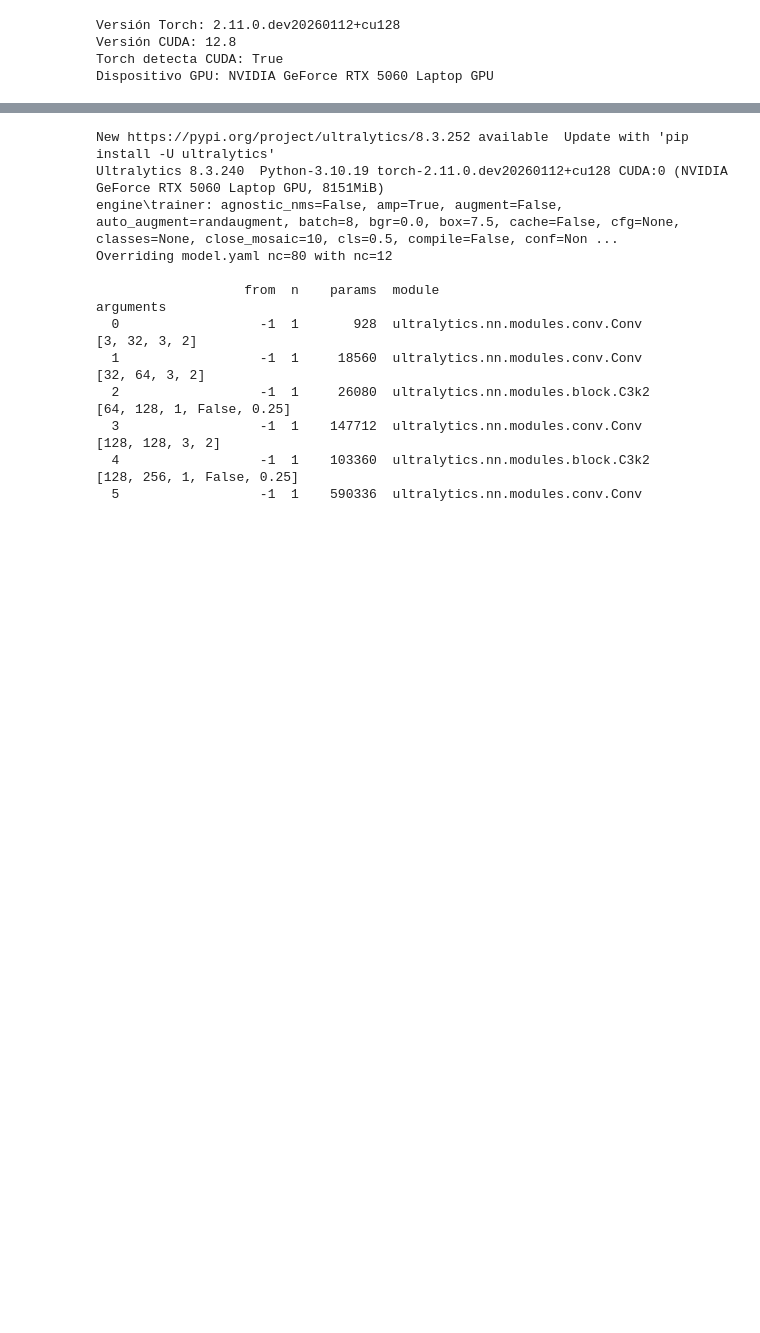
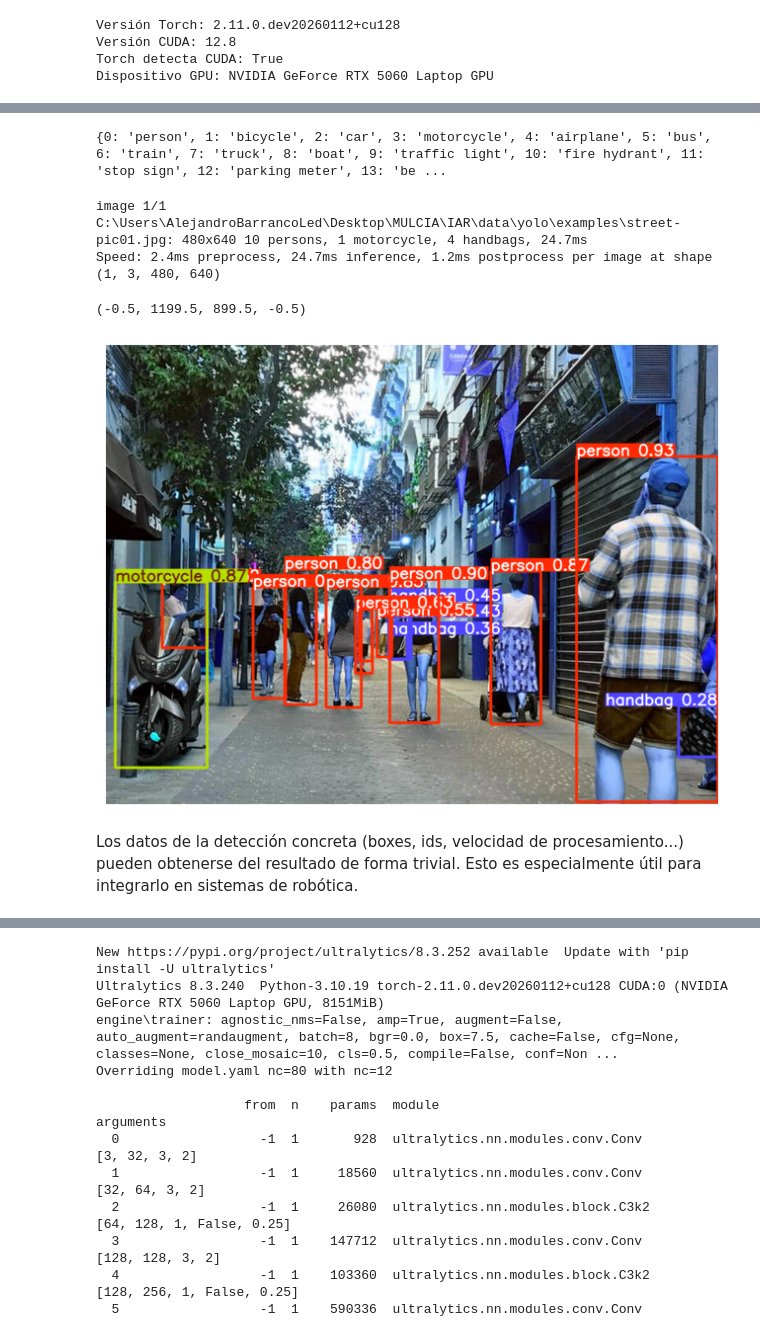
Before and after one commit to alebarrancoledesma/IAR_vision, a Jupyter notebook: IAR_vision.ipynb, the cells around one changed output, grey strips where cells are left out. Cells and saved outputs as stored; diff of their text form; code cells hidden in the pictures; blank space fills up the shorter version.

Commit message:
feat: YOLO preentrenado

```diff
--- a/IAR_vision.ipynb
+++ b/IAR_vision.ipynb
@@ -43 +46,22 @@ import yaml
 from ultralytics import YOLO
+# %%
+# Cargar modelo preentrenado
+init_model = YOLO("yolo11s.pt")
+
+print(init_model.names)
+# %% [output]
+{0: 'person', 1: 'bicycle', 2: 'car', 3: 'motorcycle', 4: 'airplane', 5: 'bus', 6: 'train', 7: 'truck', 8: 'boat', 9: 'traffic light', 10: 'fire hydrant', 11: 'stop sign', 12: 'parking meter', 13: 'be ...
+# %%
+results = init_model("./data/yolo/examples/street-pic01.jpg")
+img = results[0].plot()
+
+plt.figure(figsize=(8,8))
+plt.imshow(img)
+plt.axis("off")
+# %% [output]
+image 1/1 C:\Users\AlejandroBarrancoLed\Desktop\MULCIA\IAR\data\yolo\examples\street-pic01.jpg: 480x640 10 persons, 1 motorcycle, 4 handbags, 24.7ms
+Speed: 2.4ms preprocess, 24.7ms inference, 1.2ms postprocess per image at shape (1, 3, 480, 640)
+(-0.5, 1199.5, 899.5, -0.5)
+[figure, added]
+# %% [markdown]
+Los datos de la detección concreta (boxes, ids, velocidad de procesamiento...) pueden obtenerse del resultado de forma trivial. Esto es especialmente útil para integrarlo en sistemas de robótica.
```
Also changed, not shown: parts of 14 cells of this notebook, 1 other file.
